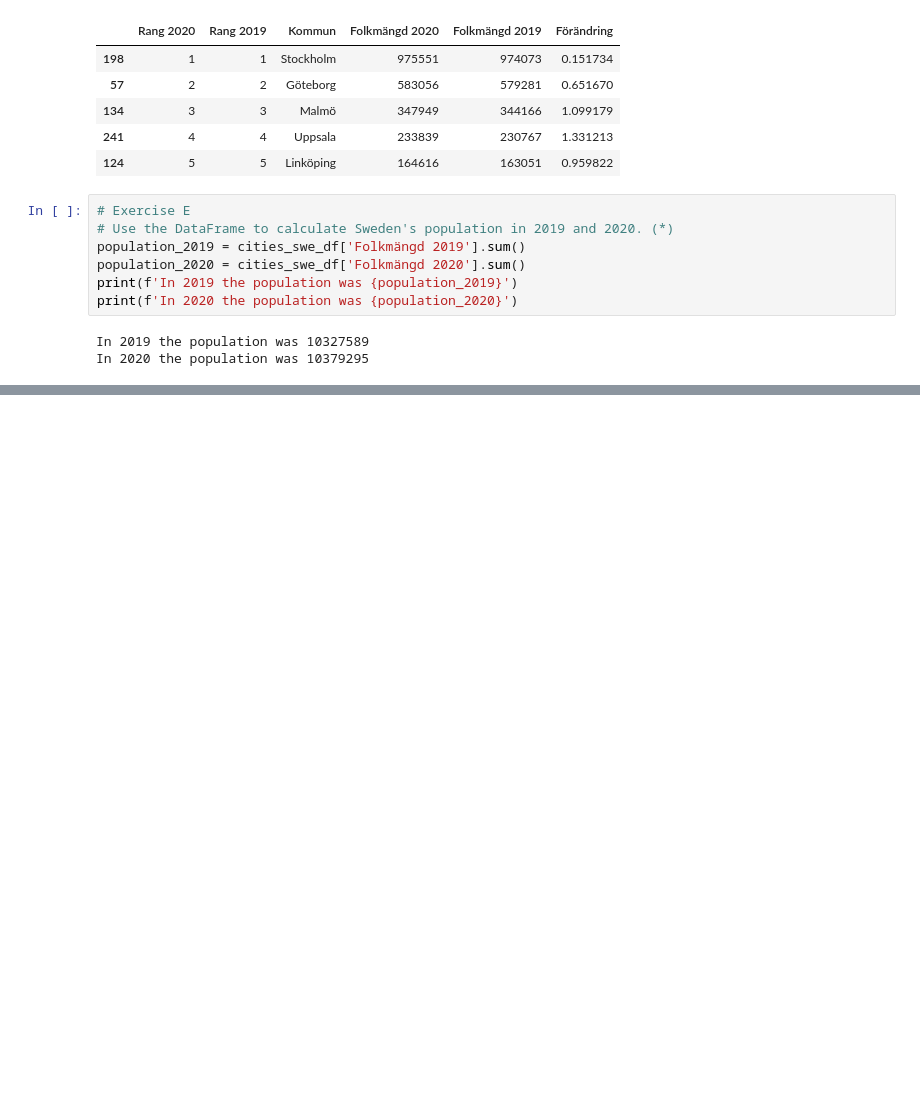
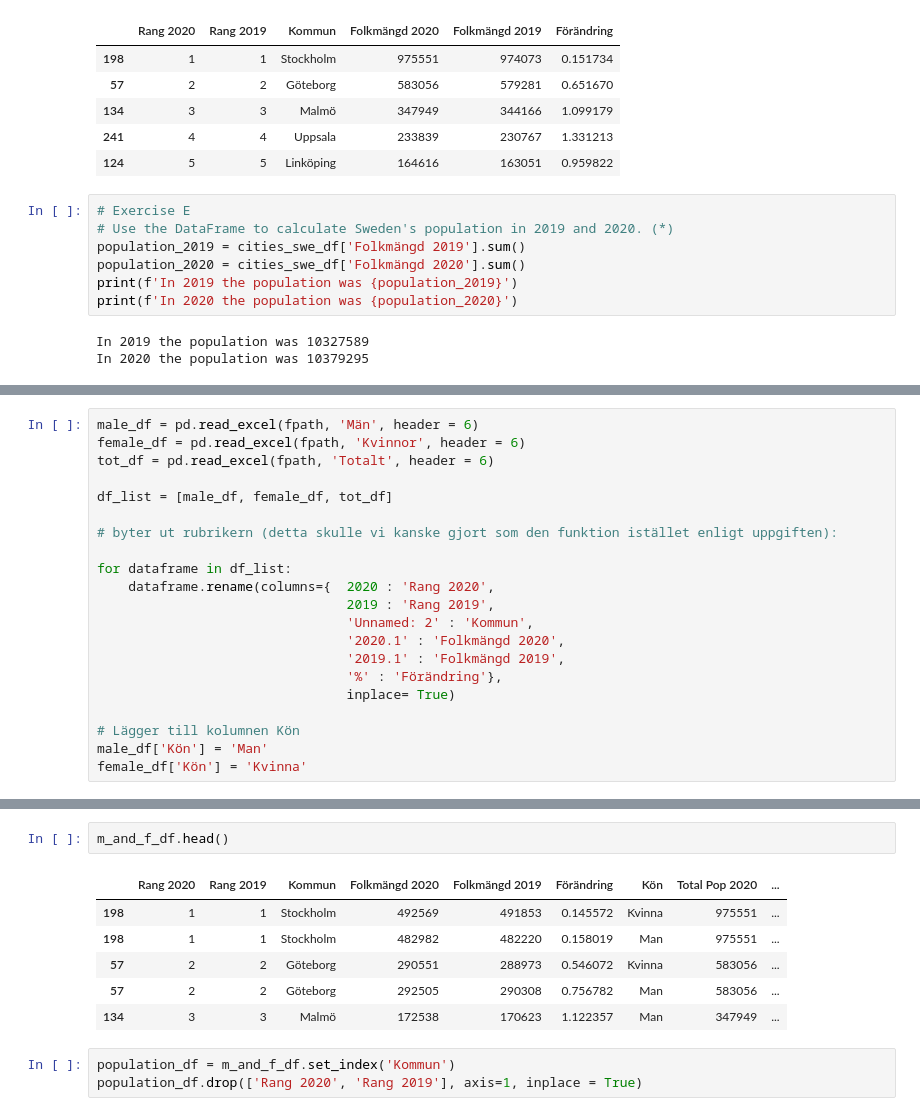
Before and after one commit to lisamariahertz-cpu/Databehandling-AI25, a Jupyter notebook: exercises/E1_pandas_basic_syntax.ipynb, the cells around one changed output, grey strips where cells are left out. Cells and saved outputs as stored; diff of their text form; blank space fills up the shorter version.

```diff
--- a/exercises/E1_pandas_basic_syntax.ipynb
+++ b/exercises/E1_pandas_basic_syntax.ipynb
@@ -491,3 +491,24 @@ h)
 <img src="../assets/pop_change.png" height="200"/>
 
 </details>
+# %%
+male_df = pd.read_excel(fpath, 'Män', header = 6)
+female_df = pd.read_excel(fpath, 'Kvinnor', header = 6)
+tot_df = pd.read_excel(fpath, 'Totalt', header = 6)
+
+df_list = [male_df, female_df, tot_df]
+
+# byter ut rubrikern (detta skulle vi kanske gjort som den funktion istället enligt uppgiften):
+
+for dataframe in df_list:
+    dataframe.rename(columns={  2020 : 'Rang 2020',
+                                2019 : 'Rang 2019',
+                                'Unnamed: 2' : 'Kommun',
+                                '2020.1' : 'Folkmängd 2020',
+                                '2019.1' : 'Folkmängd 2019',
+                                '%' : 'Förändring'},
+                                inplace= True)
+
+# Lägger till kolumnen Kön
+male_df['Kön'] = 'Man'
+female_df['Kön'] = 'Kvinna'
@@ -493,0 +562,12 @@ h)
+# %%
+m_and_f_df.head()
+# %% [output]
+|  | Rang 2020 | Rang 2019 | Kommun | Folkmängd 2020 | Folkmängd 2019 | Förändring | Kön | Total Pop 2020 | ... |
+| 198 | 1 | 1 | Stockholm | 492569 | 491853 | 0.145572 | Kvinna | 975551 | ... |
+| 198 | 1 | 1 | Stockholm | 482982 | 482220 | 0.158019 | Man | 975551 | ... |
+| 57 | 2 | 2 | Göteborg | 290551 | 288973 | 0.546072 | Kvinna | 583056 | ... |
+| 57 | 2 | 2 | Göteborg | 292505 | 290308 | 0.756782 | Man | 583056 | ... |
+| 134 | 3 | 3 | Malmö | 172538 | 170623 | 1.122357 | Man | 347949 | ... |
+# %%
+population_df = m_and_f_df.set_index('Kommun')
+population_df.drop(['Rang 2020', 'Rang 2019'], axis=1, inplace = True)
```
Also changed, not shown: parts of 13 cells of this notebook.
